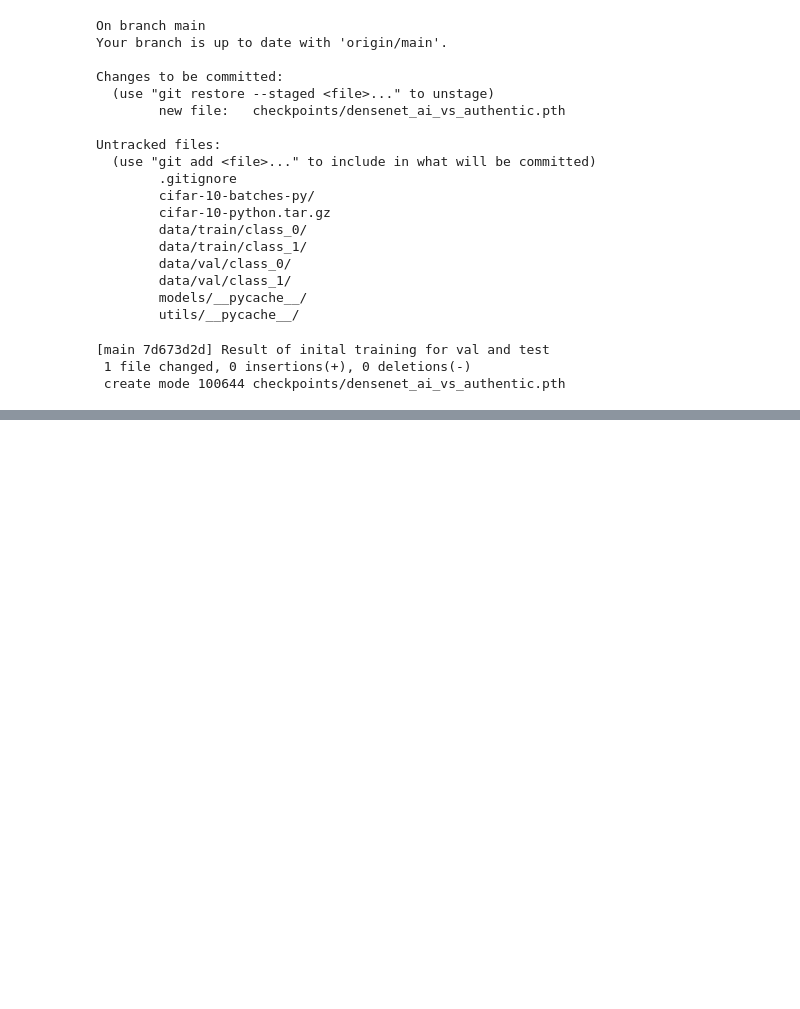
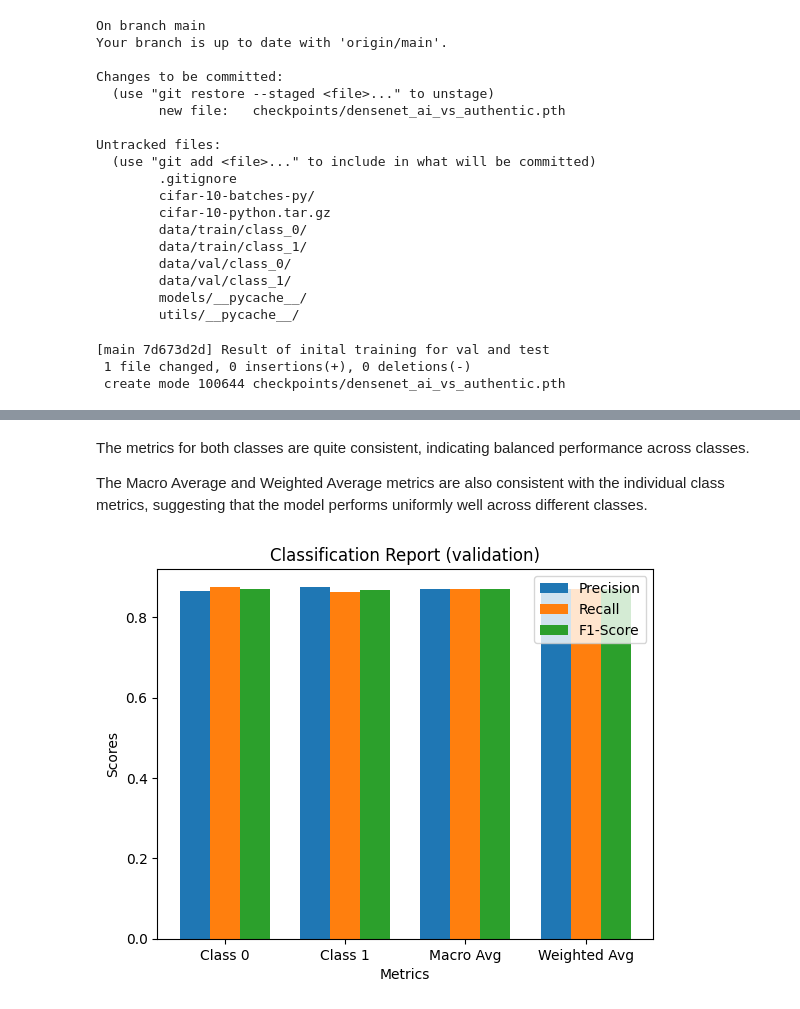
Before and after one commit to Anjaas85/authentic_vs_AI_generated_photos, a Jupyter notebook: training20ep.ipynb, the cells around one changed output, grey strips where cells are left out. Cells and saved outputs as stored; diff of their text form; code cells hidden in the pictures; blank space fills up the shorter version.

```diff
--- a/training20ep.ipynb
+++ b/training20ep.ipynb
@@ -300,0 +419,30 @@ Untracked files:
+# %% [markdown]
+The metrics for both classes are quite consistent, indicating balanced performance across classes.
+
+The Macro Average and Weighted Average metrics are also consistent with the individual class metrics, suggesting that the model performs uniformly well across different classes.
+# %%
+#classification report data
+labels = ['Class 0', 'Class 1', 'Macro Avg', 'Weighted Avg']
+precision = [0.8639, 0.8739, 0.8689, 0.8689]
+recall = [0.8756, 0.8620, 0.8688, 0.8688]
+f1_score = [0.8697, 0.8679, 0.8688, 0.8688]
+
+x = np.arange(len(labels))
+
+width = 0.25
+
+fig, ax = plt.subplots()
+rects1 = ax.bar(x - width, precision, width, label='Precision')
+rects2 = ax.bar(x, recall, width, label='Recall')
+rects3 = ax.bar(x + width, f1_score, width, label='F1-Score')
+
+ax.set_xlabel('Metrics')
+ax.set_ylabel('Scores')
+ax.set_title('Classification Report (validation)')
+ax.set_xticks(x)
+ax.set_xticklabels(labels)
+ax.legend()
+
+plt.show()
+# %% [output]
+[figure, added]
```
Also changed, not shown: parts of 8 cells of this notebook.
